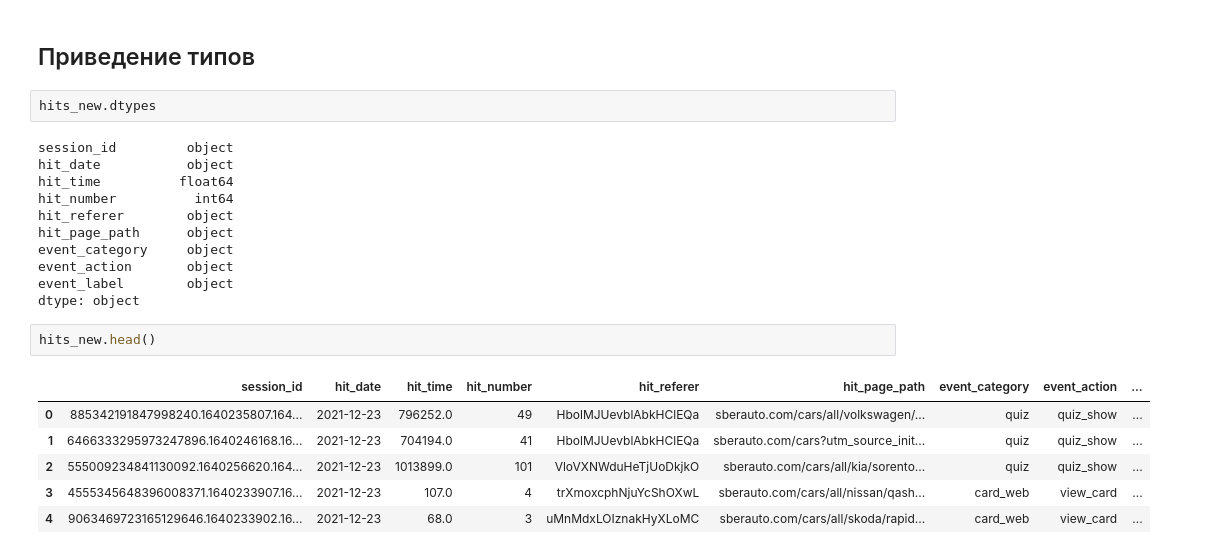
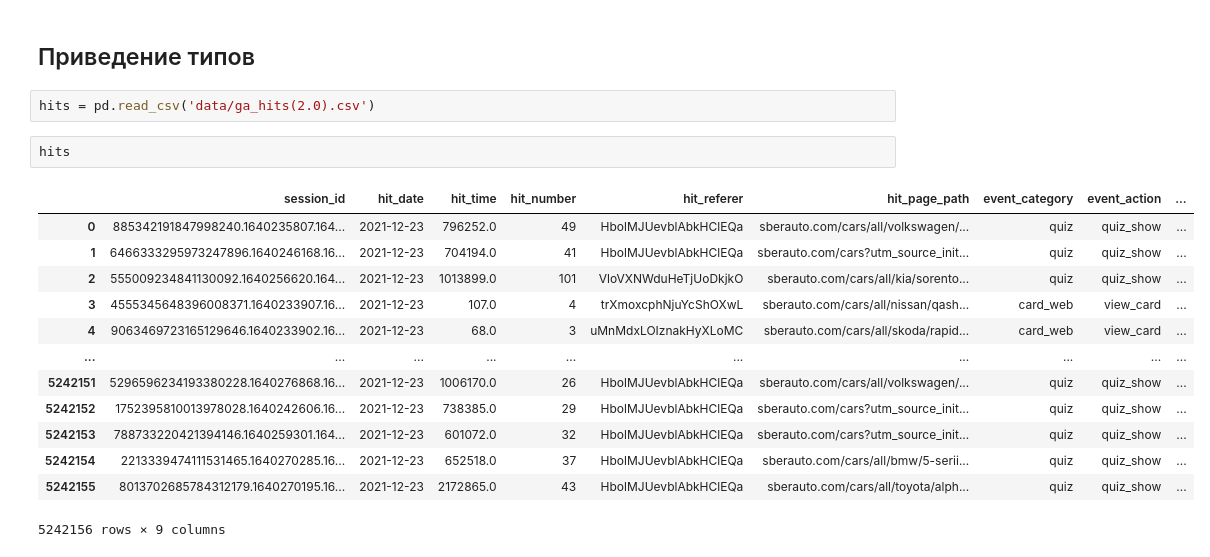
Before and after one commit to anastasiaspakovskaa/Sber_Auto, a Jupyter notebook: ga_hits_prep.ipynb, the cells around one changed output. Cells and saved outputs as stored; diff of their text form.

```diff
--- a/ga_hits_prep.ipynb
+++ b/ga_hits_prep.ipynb
@@ -165,25 +168,21 @@ dtype: float64
 hits_new.to_csv('data/ga_hits(2.0).csv', index=False)
 # %% [markdown]
 ## Приведение типов
-# %%
-hits_new.dtypes
-# %% [output]
-session_id         object
-hit_date           object
-hit_time          float64
-hit_number          int64
-hit_referer        object
-hit_page_path      object
-event_category     object
-event_action       object
-event_label        object
-dtype: object
+# %%
+hits = pd.read_csv('data/ga_hits(2.0).csv')
 # %%
-hits_new.head()
+hits
 # %% [output]
 |  | session_id | hit_date | hit_time | hit_number | hit_referer | hit_page_path | event_category | event_action | ... |
 | 0 | 885342191847998240.1640235807.164... | 2021-12-23 | 796252.0 | 49 | HbolMJUevblAbkHClEQa | sberauto.com/cars/all/volkswagen/... | quiz | quiz_show | ... |
 | 1 | 6466333295973247896.1640246168.16... | 2021-12-23 | 704194.0 | 41 | HbolMJUevblAbkHClEQa | sberauto.com/cars?utm_source_init... | quiz | quiz_show | ... |
 | 2 | 555009234841130092.1640256620.164... | 2021-12-23 | 1013899.0 | 101 | VloVXNWduHeTjUoDkjkO | sberauto.com/cars/all/kia/sorento... | quiz | quiz_show | ... |
 | 3 | 4555345648396008371.1640233907.16... | 2021-12-23 | 107.0 | 4 | trXmoxcphNjuYcShOXwL | sberauto.com/cars/all/nissan/qash... | card_web | view_card | ... |
 | 4 | 9063469723165129646.1640233902.16... | 2021-12-23 | 68.0 | 3 | uMnMdxLOIznakHyXLoMC | sberauto.com/cars/all/skoda/rapid... | card_web | view_card | ... |
+| ... | ... | ... | ... | ... | ... | ... | ... | ... | ... |
+| 5242151 | 5296596234193380228.1640276868.16... | 2021-12-23 | 1006170.0 | 26 | HbolMJUevblAbkHClEQa | sberauto.com/cars/all/volkswagen/... | quiz | quiz_show | ... |
+| 5242152 | 1752395810013978028.1640242606.16... | 2021-12-23 | 738385.0 | 29 | HbolMJUevblAbkHClEQa | sberauto.com/cars?utm_source_init... | quiz | quiz_show | ... |
+| 5242153 | 788733220421394146.1640259301.164... | 2021-12-23 | 601072.0 | 32 | HbolMJUevblAbkHClEQa | sberauto.com/cars?utm_source_init... | quiz | quiz_show | ... |
+| 5242154 | 2213339474111531465.1640270285.16... | 2021-12-23 | 652518.0 | 37 | HbolMJUevblAbkHClEQa | sberauto.com/cars/all/bmw/5-serii... | quiz | quiz_show | ... |
+| 5242155 | 8013702685784312179.1640270195.16... | 2021-12-23 | 2172865.0 | 43 | HbolMJUevblAbkHClEQa | sberauto.com/cars/all/toyota/alph... | quiz | quiz_show | ... |
+5242156 rows × 9 columns
```
Also changed, not shown: parts of 27 cells of this notebook.
